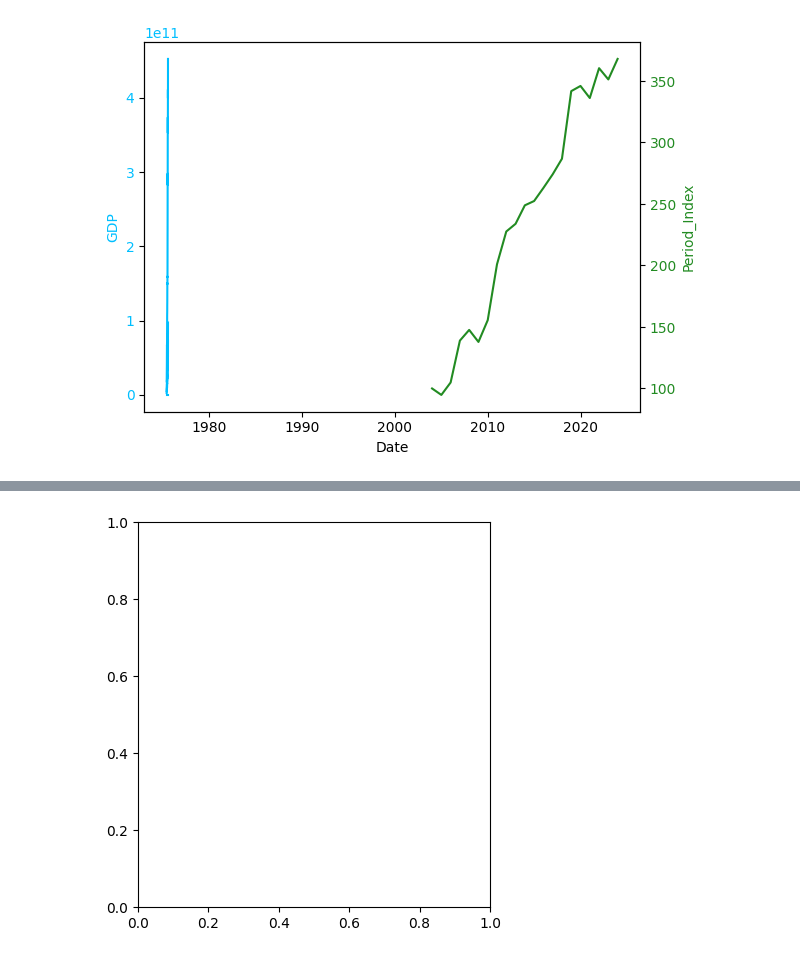
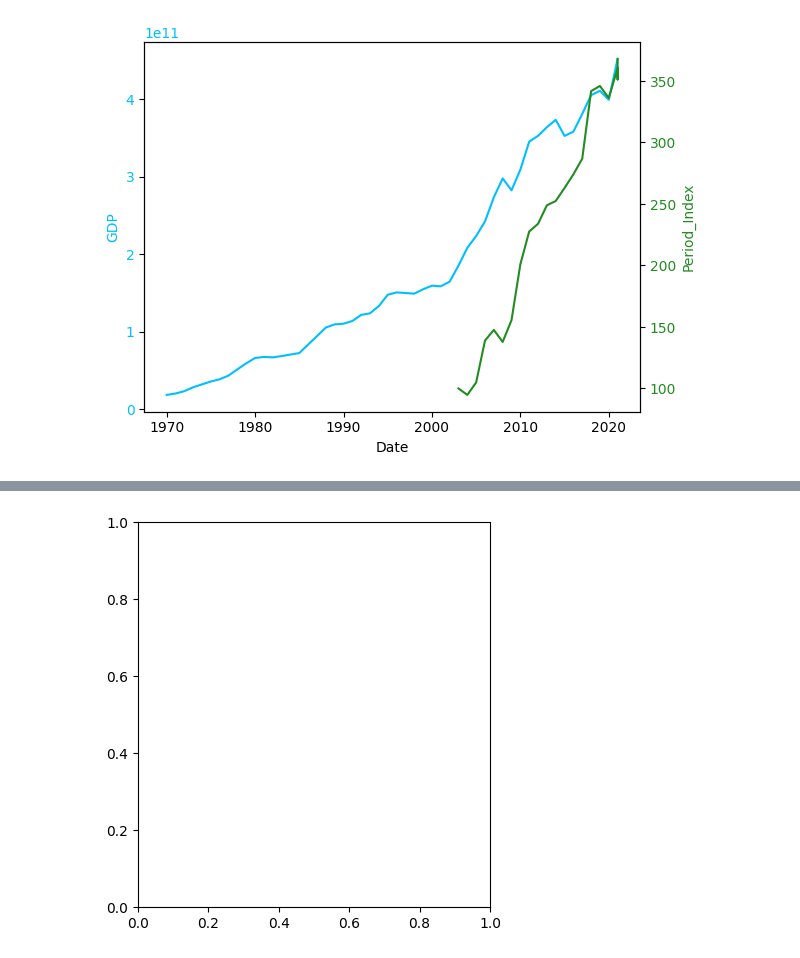
Before and after one commit to maximarbuzov/maxim, a Jupyter notebook: Untitled7.ipynb, the cells around one changed output, grey strips where cells are left out. Drawn from its saved outputs; the diff is of its cells as text; code cells hidden in the pictures.

```diff
--- a/Untitled7.ipynb
+++ b/Untitled7.ipynb
@@ -1036,0 +1037,3 @@ year_prices['Year'] = year_prices['Year'].astype(int)
+# %%
+for i in range(0,19):
+  year_prices['Year'][i]=2003+i
@@ -1060,6 +1089,8 @@ df2
 | 2021 | 4.522383e+11 | 7.281718e+10 | 9.746081e+10 | 5.930574e+10 | 2021 |
 # %%
 result = pd.merge(df2, year_prices, on='Year', how='outer')
+# %%
+result=result.set_index('Year')
 # %%
 result
 # %% [output]
@@ -1081,20 +1135,20 @@ prices1
 # %%
-data_1 = df2
-data_2 = year_prices['Period_Index']
+data_1 = result[' Gross Domestic Product (GDP) ']
+data_2 = result['Period_Index']
 
 fig, ax1 = plt.subplots()
 
 ax1.set_xlabel('Date')
 ax1.set_ylabel('GDP', color = 'deepskyblue')
 ax1.plot(data_1, color = 'deepskyblue')
 ax1.tick_params(axis ='y', labelcolor = 'deepskyblue')
 
 ax2 = ax1.twinx()
 
 ax2.set_ylabel('Period_Index', color = 'forestgreen')
 ax2.plot(data_2, color = 'forestgreen')
 ax2.tick_params(axis ='y', labelcolor = 'forestgreen')
 
 plt.show()
 # %% [output]
-[figure, old version]
+[figure, new version]
```
Also changed, not shown: parts of 12 cells of this notebook.
